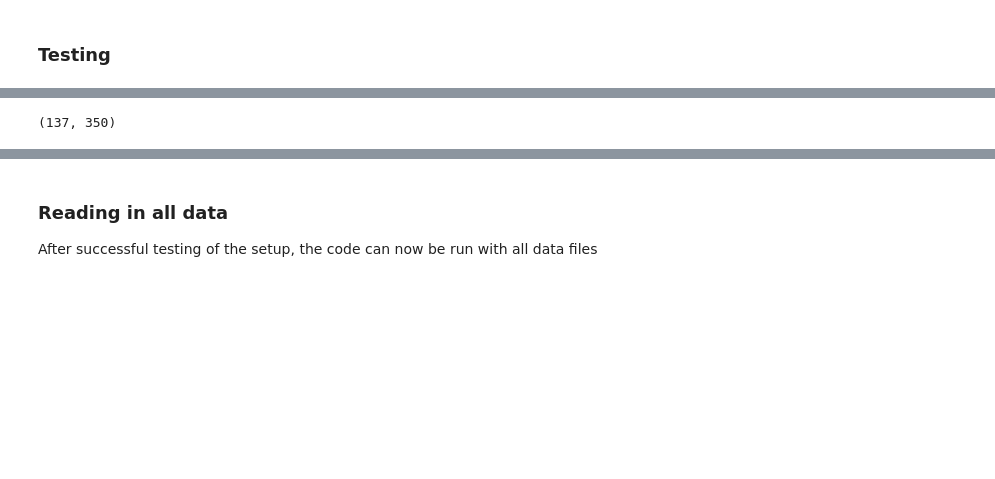
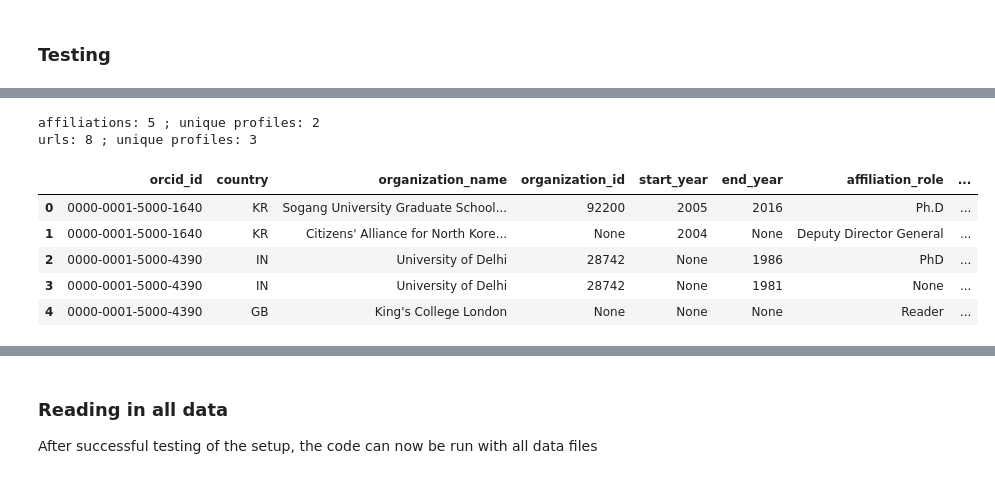
Before and after one commit to eborger/ORCID-pubData2017, a Jupyter notebook: Process-ORCID-2017-profiles.ipynb, the cells around one changed output, grey strips where cells are left out. Cells and saved outputs as stored; diff of their text form; code cells hidden in the pictures; blank space fills up the shorter version.

Commit message:
scripts ready to read data from complete profiles.

```diff
--- a/Process-ORCID-2017-profiles.ipynb
+++ b/Process-ORCID-2017-profiles.ipynb
@@ -132,2 +195,5 @@ data = []
+# %%
+affiliation_data = []
+url_data = []
 # %%
 %%time
@@ -138,4 +204,5 @@ Wall time: 697 ms
 # %%
-df = pd.DataFrame(data, columns = ["orcid_id", "country", "organization_name",
-                              "Ringgold_id", "start_year", "end_year", "affiliation_role"])
-df.tail()
+aff = pd.DataFrame(affiliation_data, columns = ["orcid_id", "country", "organization_name",
+                              "organization_id", "start_year", "end_year", "affiliation_role" ,"affiliation_type","source"])
+
+url = pd.DataFrame(url_data, columns =["orcid_id", "url_name", "url", "source"])
@@ -149,4 +209,15 @@ df.tail()
-# %%
-df.orcid_id.nunique(), len(df)
-# %% [output]
-(137, 350)
+# %%
+print ("affiliations:", len(aff), "; unique profiles:", aff.orcid_id.nunique())
+print ("urls:", len(url), "; unique profiles:", url.orcid_id.nunique())
+# %% [output]
+affiliations: 5 ; unique profiles: 2
+urls: 8 ; unique profiles: 3
+# %%
+aff.head()
+# %% [output]
+|  | orcid_id | country | organization_name | organization_id | start_year | end_year | affiliation_role | ... |
+| 0 | 0000-0001-5000-1640 | KR | Sogang University Graduate School... | 92200 | 2005 | 2016 | Ph.D | ... |
+| 1 | 0000-0001-5000-1640 | KR | Citizens' Alliance for North Kore... | None | 2004 | None | Deputy Director General | ... |
+| 2 | 0000-0001-5000-4390 | IN | University of Delhi | 28742 | None | 1986 | PhD | ... |
+| 3 | 0000-0001-5000-4390 | IN | University of Delhi | 28742 | None | 1981 | None | ... |
+| 4 | 0000-0001-5000-4390 | GB | King's College London | None | None | None | Reader | ... |
```
Also changed, not shown: parts of 28 cells of this notebook, 1 other file.
